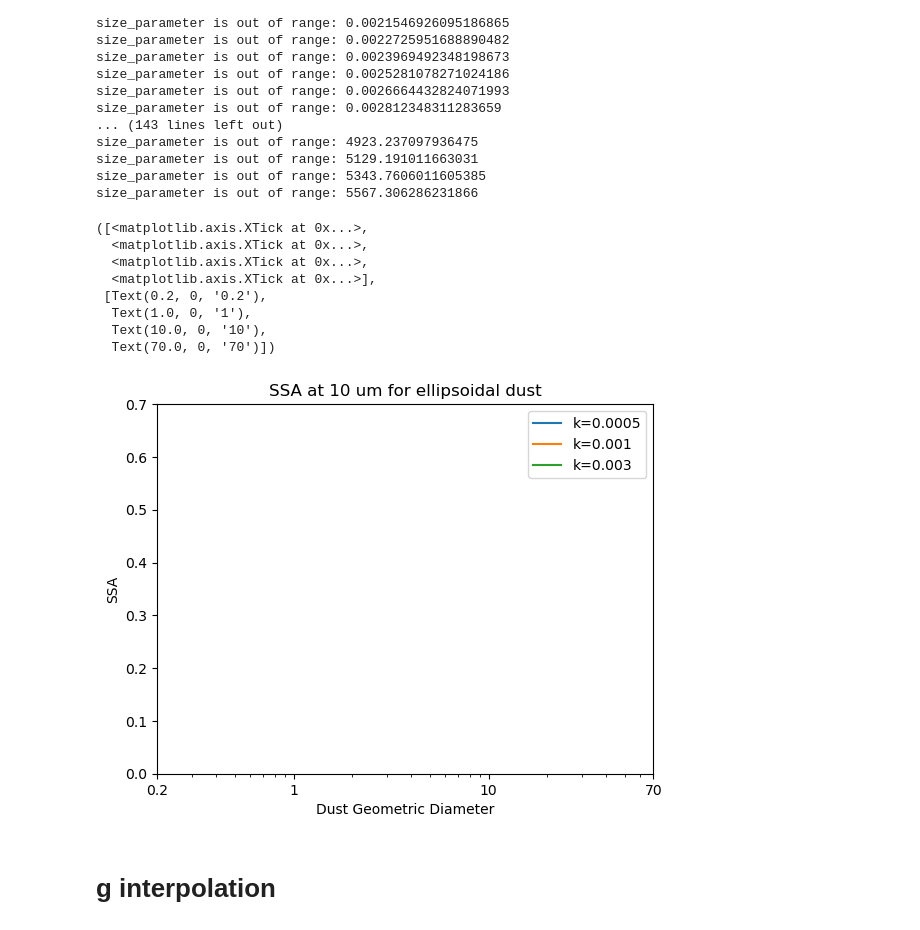
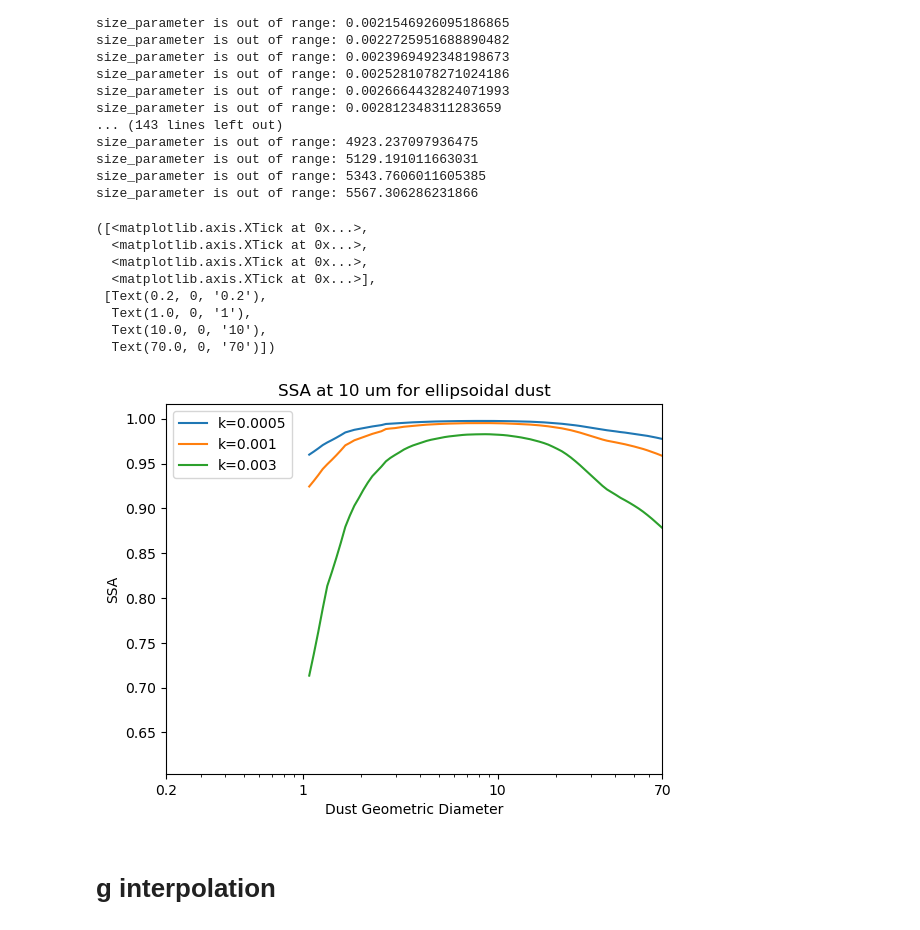
Before and after one commit to oliviasalaben/rrtm, a Jupyter notebook: Dust_Optical_Properties/Huang_2023_Fig2_test_10um.ipynb, the cells around one changed output. Saved outputs shown, nothing was run; the diff lists cells and outputs as text; code cells hidden in the pictures.

```diff
--- a/Dust_Optical_Properties/Huang_2023_Fig2_test_10um.ipynb
+++ b/Dust_Optical_Properties/Huang_2023_Fig2_test_10um.ipynb
@@ -247,27 +247,27 @@ size_parameter is out of range: 5567.306286231866
 # %%
 plt.plot(plot_range,SSA_interp_only_k1, label='k=0.0005')
 plt.plot(plot_range,SSA_interp_only_k2, label='k=0.001')
 plt.plot(plot_range,SSA_interp_only_k3, label='k=0.003')
 plt.ylabel('SSA')
 plt.xlabel('Dust Geometric Diameter')
 plt.xscale('log')
 plt.xlim(0.2,70)
-plt.ylim(0,0.7)
+#plt.ylim(0,0.7)
 plt.title('SSA at 10 um for ellipsoidal dust')
 #plt.legend(['k=0.0005', 'k=0.001', 'k=0.003'])
 plt.legend()
 # Customize x-axis ticks and labels
 plt.xticks([0.2, 1, 10, 70], ['0.2', '1', '10', '70'])  # Adjust these values according to your data
 # %% [output]
 ([<matplotlib.axis.XTick at 0x...>,
   <matplotlib.axis.XTick at 0x...>,
   <matplotlib.axis.XTick at 0x...>,
   <matplotlib.axis.XTick at 0x...>],
  [Text(0.2, 0, '0.2'),
   Text(1.0, 0, '1'),
   Text(10.0, 0, '10'),
   Text(70.0, 0, '70')])
-[figure, old version]
+[figure, new version]
 # %% [markdown]
 # g interpolation
 # %%
```
Also changed, not shown: 27 other files.
